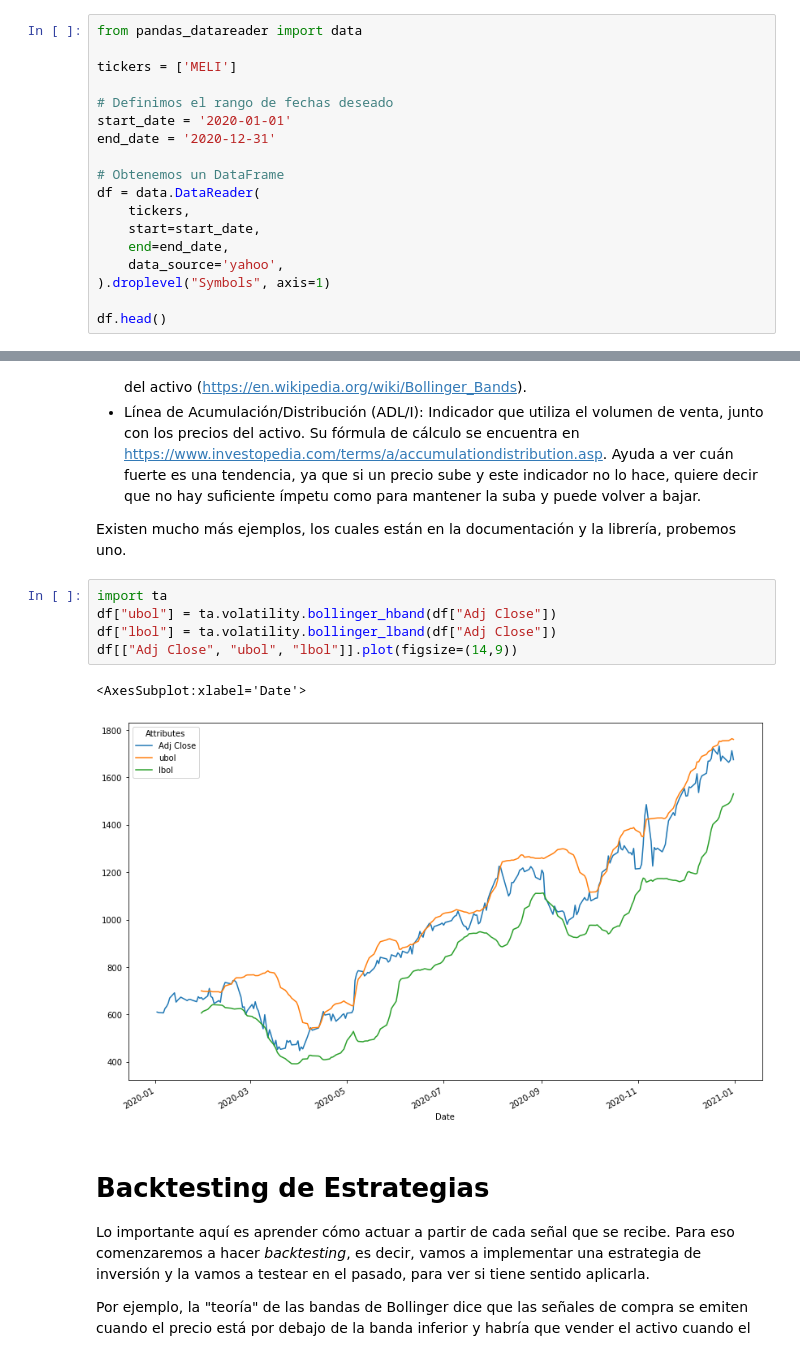
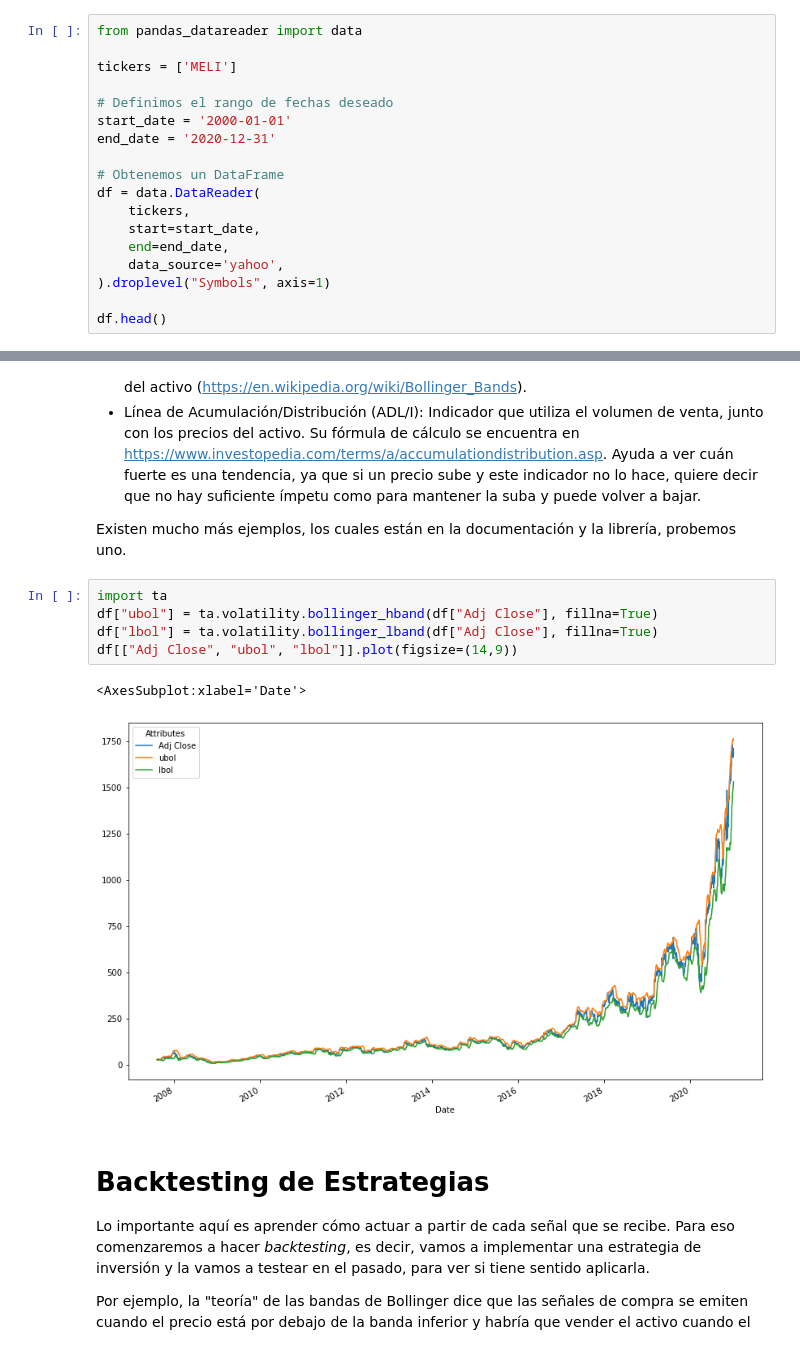
Before and after one commit to exsantucho/MLBolsaMentoria2021, a Jupyter notebook: Práctico 4 - Aprendizaje Supervisado-E-REV00.ipynb, the cells around one changed output, grey strips where cells are left out. Cells and saved outputs as stored; diff of their text form.

```diff
--- a/Práctico 4 - Aprendizaje Supervisado-E-REV00.ipynb
+++ b/Práctico 4 - Aprendizaje Supervisado-E-REV00.ipynb
@@ -10,7 +10,7 @@ from pandas_datareader import data
 tickers = ['MELI']
 
 # Definimos el rango de fechas deseado
-start_date = '2020-01-01'
+start_date = '2000-01-01'
 end_date = '2020-12-31'
 
 # Obtenemos un DataFrame
@@ -77,12 +68,12 @@ La librería tiene varios de los más usados, veamos:
 Existen mucho más ejemplos, los cuales están en la documentación y la librería, probemos uno.
 # %%
 import ta
-df["ubol"] = ta.volatility.bollinger_hband(df["Adj Close"])
-df["lbol"] = ta.volatility.bollinger_lband(df["Adj Close"])
+df["ubol"] = ta.volatility.bollinger_hband(df["Adj Close"], fillna=True)
+df["lbol"] = ta.volatility.bollinger_lband(df["Adj Close"], fillna=True)
 df[["Adj Close", "ubol", "lbol"]].plot(figsize=(14,9))
 # %% [output]
 <AxesSubplot:xlabel='Date'>
-[figure, old version]
+[figure, new version]
 # %% [markdown]
 # Backtesting de Estrategias
 
```
Also changed, not shown: parts of 31 cells of this notebook.
